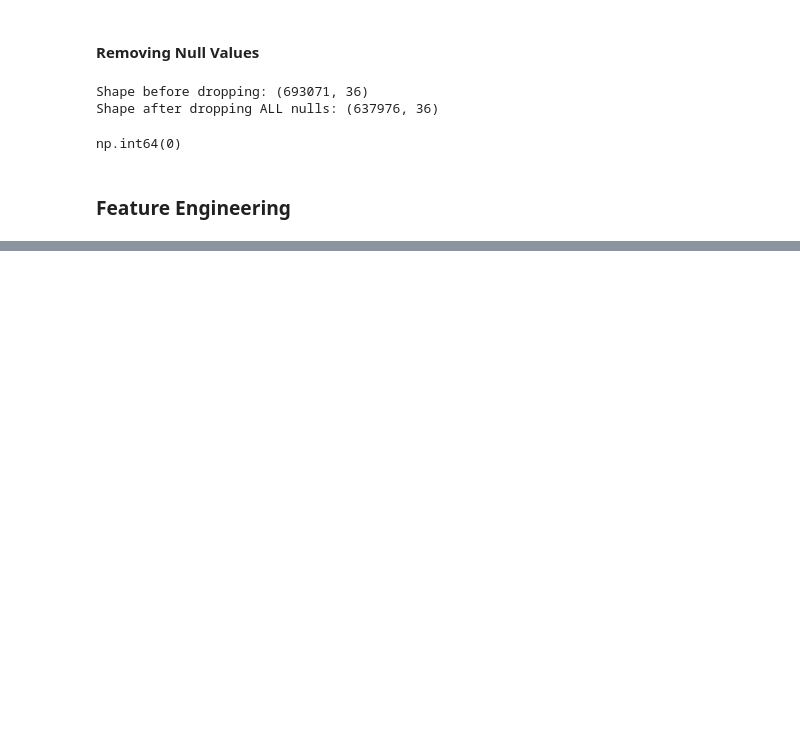
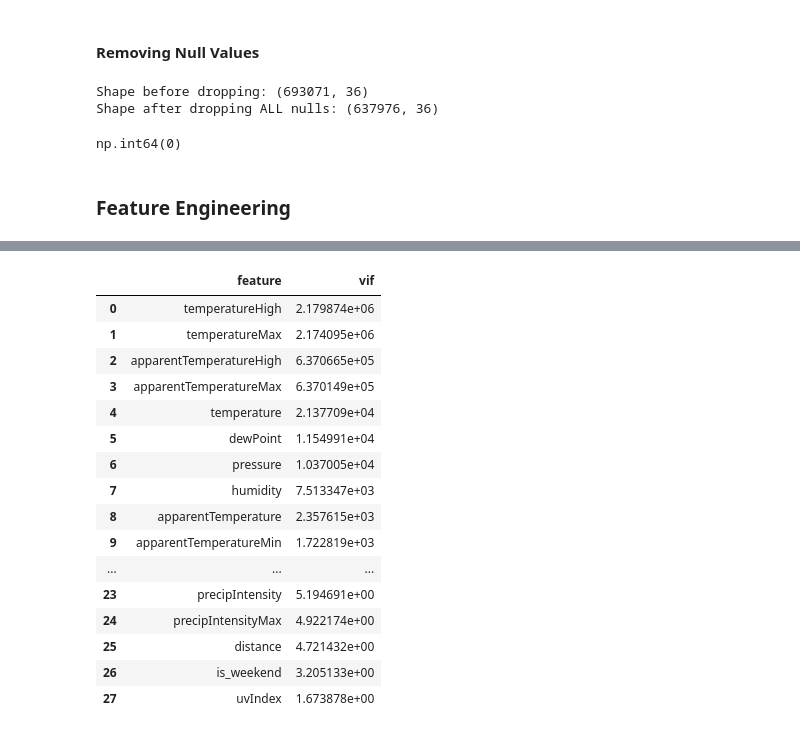
Before and after one commit to ProntoSbinalla/CIS-508-Final-Project, a Jupyter notebook: notebooks/CIS 508 - Final Project.ipynb, the cells around one changed output, grey strips where cells are left out. Saved outputs shown, nothing was run; the diff lists cells and outputs as text; code cells hidden in the pictures; blank space fills up the shorter version.

```diff
--- a/notebooks/CIS 508 - Final Project.ipynb
+++ b/notebooks/CIS 508 - Final Project.ipynb
@@ -312,0 +325,75 @@ df_clean.head()
+# %%
+df_vif = df_clean.copy()  # start from your cleaned dataframe
+
+# Select numeric columns and exclude target
+numeric_cols = df_vif.select_dtypes(include=["float64", "int64"]).columns.tolist()
+if "price" in numeric_cols:
+    numeric_cols.remove("price")
+
+print("Initial numeric columns for VIF:")
+print(numeric_cols)
+
+vif_threshold = 10.0
+dropped_features = []
+
+def compute_vif(df, features):
+    """Compute VIF for a list of numeric features."""
+    X = df[features].values
+    vif_data = []
+    for i, col in enumerate(features):
+        vif_val = variance_inflation_factor(X, i)
+        vif_data.append({"feature": col, "vif": vif_val})
+    vif_df = (
+        pd.DataFrame(vif_data)
+        .sort_values("vif", ascending=False)
+        .reset_index(drop=True)
+    )
+    return vif_df
+
+iteration = 1
+
+# ---- VIF LOOP ----
+while True:
+    print(f"\nIteration {iteration}")
+    vif_df = compute_vif(df_vif, numeric_cols)
+    display(vif_df)
+
+    max_vif = vif_df["vif"].max()
+    if max_vif < vif_threshold:
+        print(f"All remaining features have VIF < {vif_threshold}. Stopping VIF elimination loop.")
+        break
+
+    # feature with highest VIF
+    row_max = vif_df.loc[vif_df["vif"].idxmax()]
+    feature_to_drop = row_max["feature"]
+    feature_vif = row_max["vif"]
+
+    print(f"Dropping feature: {feature_to_drop} with VIF = {feature_vif:.4f}")
+
+    numeric_cols.remove(feature_to_drop)
+    dropped_features.append((feature_to_drop, feature_vif))
+    df_vif = df_vif.drop(columns=[feature_to_drop])
+
+    iteration += 1
+
+# ---- MANUALLY RE-ADD SURGE_MULTIPLIER ----
+print("\nRe-adding surge_multiplier (important business feature)")
+
+df_vif["surge_multiplier"] = df_clean["surge_multiplier"]
+
+if "surge_multiplier" not in numeric_cols:
+    numeric_cols.append("surge_multiplier")
+
+print("\nFinal numeric features after VIF filtering + surge_multiplier restored:")
+print(numeric_cols)
+
+# ---- FINAL VIF TABLE ----
+print("\nRecomputing VIF including surge_multiplier:")
+final_vif_df = compute_vif(df_vif, numeric_cols)
+display(final_vif_df)
+
+# ---- REPORT DROPPED FEATURES ----
+print("\nDropped features due to high VIF:")
+for feat, v in dropped_features:
+    print(f"• {feat}: VIF = {v:.4f}")
+# %% [output]
@@ -312,0 +404,17 @@ df_clean.head()
+|  | feature | vif |
+| 0 | temperatureHigh | 2.179874e+06 |
+| 1 | temperatureMax | 2.174095e+06 |
+| 2 | apparentTemperatureHigh | 6.370665e+05 |
+| 3 | apparentTemperatureMax | 6.370149e+05 |
+| 4 | temperature | 2.137709e+04 |
+| 5 | dewPoint | 1.154991e+04 |
+| 6 | pressure | 1.037005e+04 |
+| 7 | humidity | 7.513347e+03 |
+| 8 | apparentTemperature | 2.357615e+03 |
+| 9 | apparentTemperatureMin | 1.722819e+03 |
+| ... | ... | ... |
+| 23 | precipIntensity | 5.194691e+00 |
+| 24 | precipIntensityMax | 4.922174e+00 |
+| 25 | distance | 4.721432e+00 |
+| 26 | is_weekend | 3.205133e+00 |
+| 27 | uvIndex | 1.673878e+00 |
```
Also changed, not shown: parts of 3 cells of this notebook.
